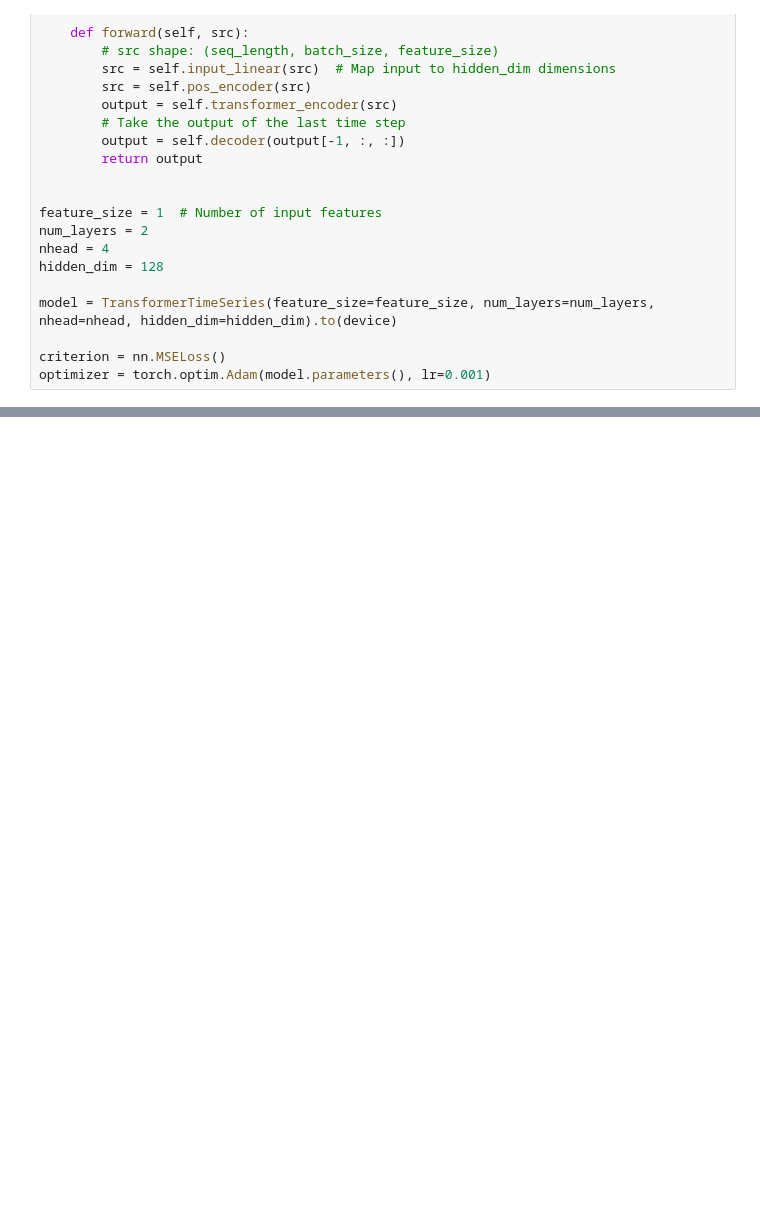
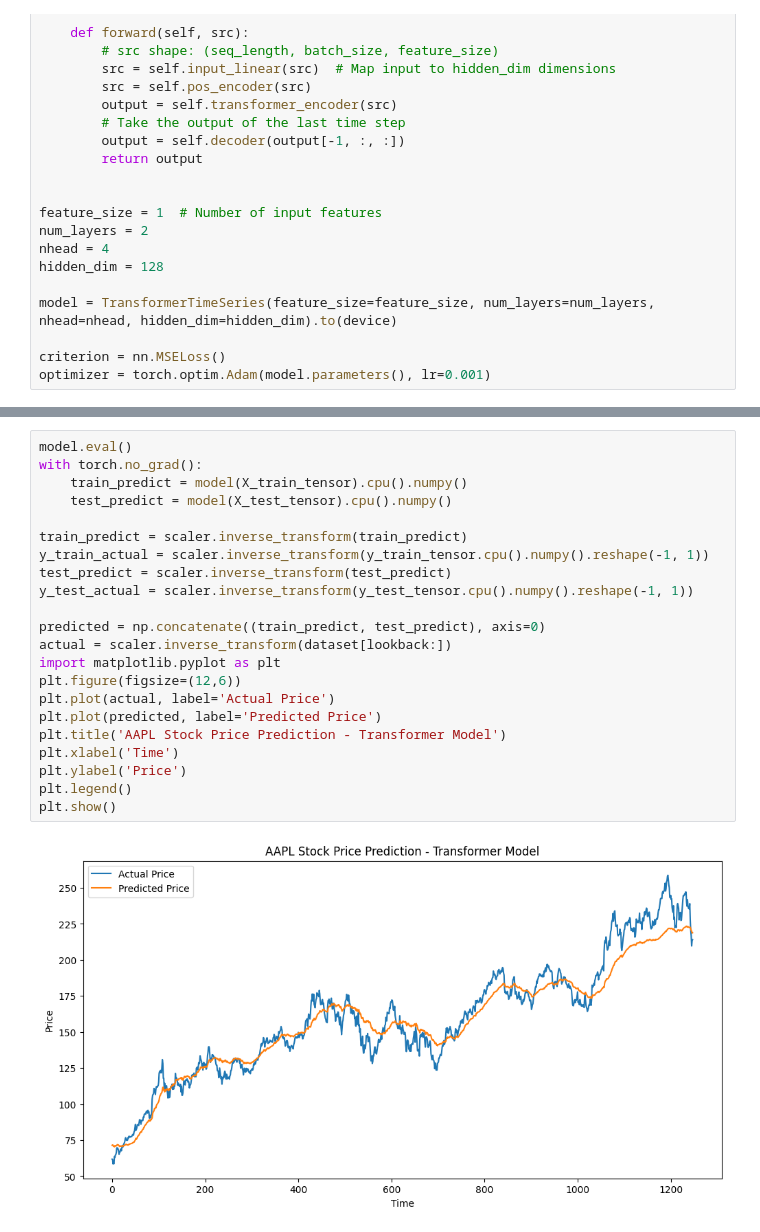
Before and after one commit to kenny1208/quantitative_system, a Jupyter notebook: Transformer.ipynb, the cells around one changed output, grey strips where cells are left out. Saved outputs shown, nothing was run; the diff lists cells and outputs as text; blank space fills up the shorter version.

Commit message:
transformer

```diff
--- a/Transformer.ipynb
+++ b/Transformer.ipynb
@@ -121,0 +143,24 @@ for epoch in range(num_epochs):
+# %%
+model.eval()
+with torch.no_grad():
+    train_predict = model(X_train_tensor).cpu().numpy()
+    test_predict = model(X_test_tensor).cpu().numpy()
+
+train_predict = scaler.inverse_transform(train_predict)
+y_train_actual = scaler.inverse_transform(y_train_tensor.cpu().numpy().reshape(-1, 1))
+test_predict = scaler.inverse_transform(test_predict)
+y_test_actual = scaler.inverse_transform(y_test_tensor.cpu().numpy().reshape(-1, 1))
+
+predicted = np.concatenate((train_predict, test_predict), axis=0)
+actual = scaler.inverse_transform(dataset[lookback:])
+import matplotlib.pyplot as plt
+plt.figure(figsize=(12,6))
+plt.plot(actual, label='Actual Price')
+plt.plot(predicted, label='Predicted Price')
+plt.title('AAPL Stock Price Prediction - Transformer Model')
+plt.xlabel('Time')
+plt.ylabel('Price')
+plt.legend()
+plt.show()
+# %% [output]
+[figure, added]
```
Also changed, not shown: parts of 2 cells of this notebook.
